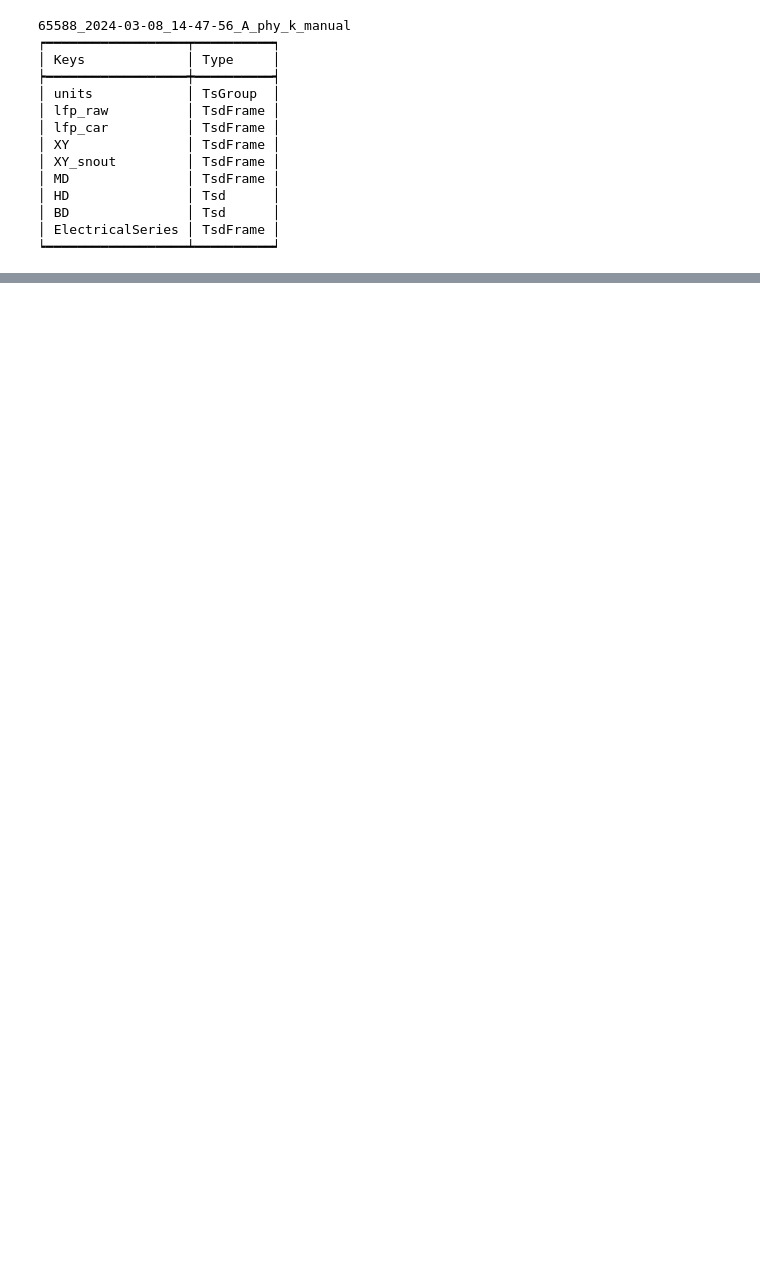
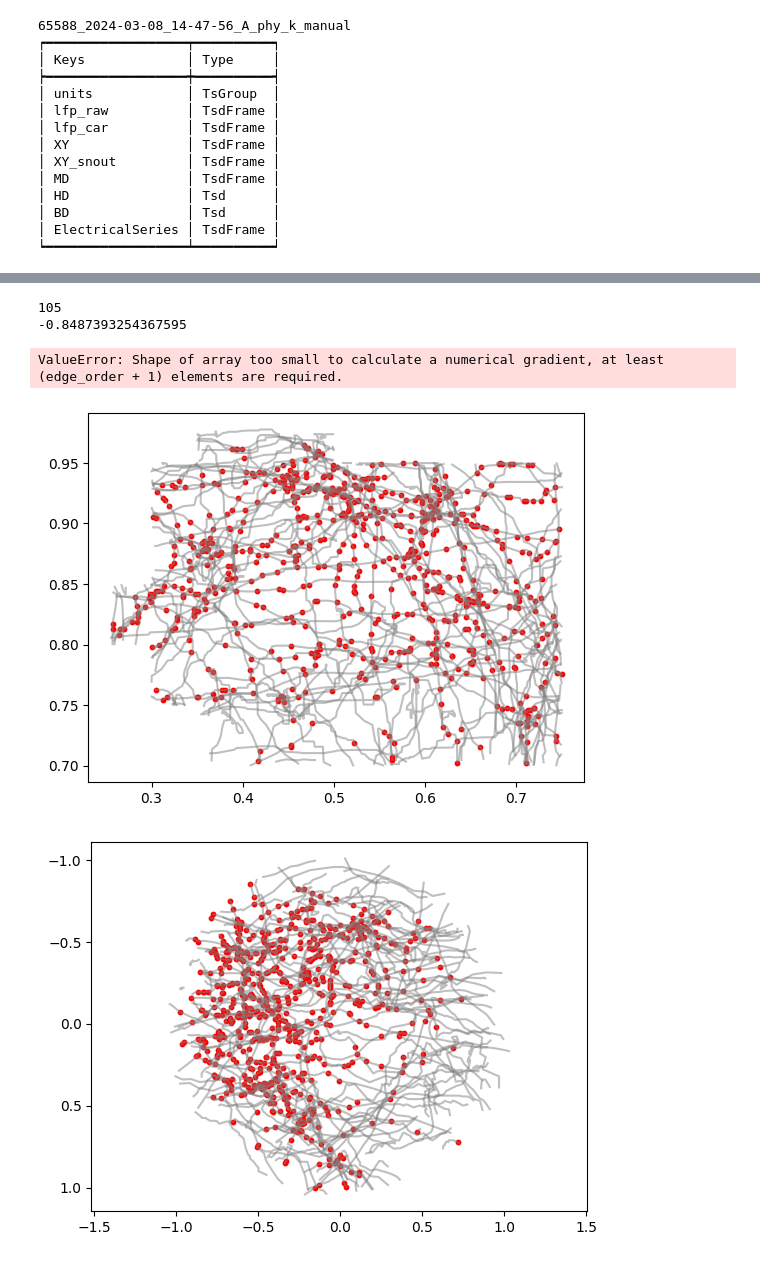
Before and after one commit to Sachuriga/spatial-maps, a Jupyter notebook: examples/test_plot.ipynb, the cells around one changed output, grey strips where cells are left out. Saved outputs shown, nothing was run; the diff lists cells and outputs as text; code cells hidden in the pictures; blank space fills up the shorter version.

```diff
--- a/examples/test_plot.ipynb
+++ b/examples/test_plot.ipynb
@@ -206,15 +153,34 @@ print(ex)
+# %%
+print(len(x[slide_s:slide_stop]))
+print(min(pdcd))
+# %% [output]
+105
+-0.8487393254367595
 # %%
-slide_s = 13
-slide_stop =40
-plot_path(xf[slide_s:slide_stop],yf[slide_s:slide_stop],tf[slide_s:slide_stop],box_size=1,spike_times = spikes_time)
-plt.figure()
-plt.bar(tf[slide_s:slide_stop],xf[slide_s:slide_stop])
+fig, ax = plt.subplots()
+fig, ax1 = plt.subplots()
+ax1.axis('equal')
+for slide_s,slide_stop in zip(en,ex):
+    plot_path(x[slide_s:slide_stop],y[slide_s:slide_stop],t[slide_s:slide_stop],box_size=1,spike_times = spikes_time, ax=ax)
+    r, theta, pdcd, pdmd = map_pass_to_unit_circle(x[slide_s:slide_stop],y[slide_s:slide_stop],t[slide_s:slide_stop], y_c/20, x_c/20, field=fiesld_afremoval, box_size=[1.0, 1.0])
 
-xr = xf[slide_s:slide_stop]
-yr = yf[slide_s:slide_stop]
-tr = tf[slide_s:slide_stop]
+    x_r = r * np.cos(theta)
+    # #print(len(r),len(theta))
+    y_r = r * np.sin(theta)
+    plot_path(x_r,y_r,t[slide_s:slide_stop],box_size=1,spike_times = spikes_time, ax=ax1)
 
-r, theta, pdcd, pdmd = map_pass_to_unit_circle(xr, yr, tr, x_c/100, y_c/100, field=fiesld_afremoval, box_size=[1.0, 1.0])
+    #ax1.axis('equal')
+    #plt.bar(tf[slide_s:slide_stop],xf[slide_s:slide_stop])
 
-plt.figure()
-plt.plot(tr,pdcd)
+    # xr = xf[slide_s:slide_stop]
+    # yr = yf[slide_s:slide_stop]
+    # tr = tf[slide_s:slide_stop]
+
+    # # r, theta, pdcd, pdmd = map_pass_to_unit_circle(xr, yr, tr, x_c/100, y_c/100, field=fiesld_afremoval, box_size=[1.0, 1.0])
+
+    # # plt.figure()
+    # # plt.plot(tr,pdcd)
+# %% [output]
+ValueError: Shape of array too small to calculate a numerical gradient, at least (edge_order + 1) elements are required.
+[figure, added]
+[figure, added]
```
Also changed, not shown: parts of 12 cells of this notebook, 1 other file.
